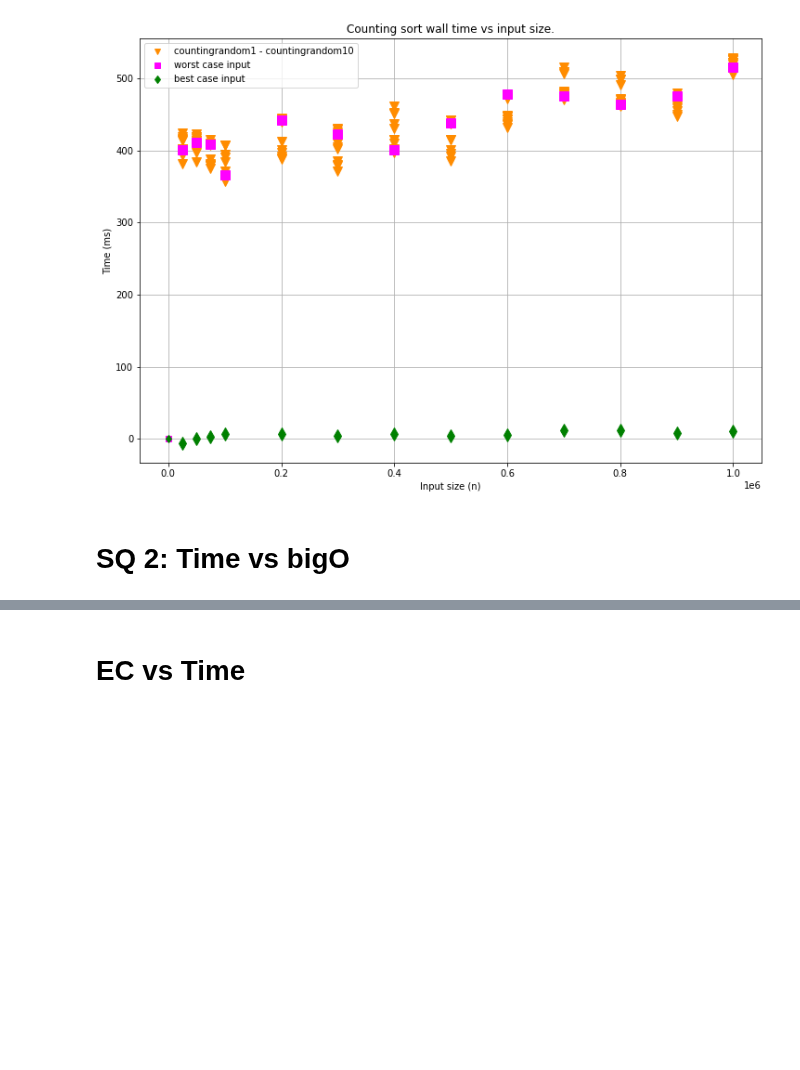
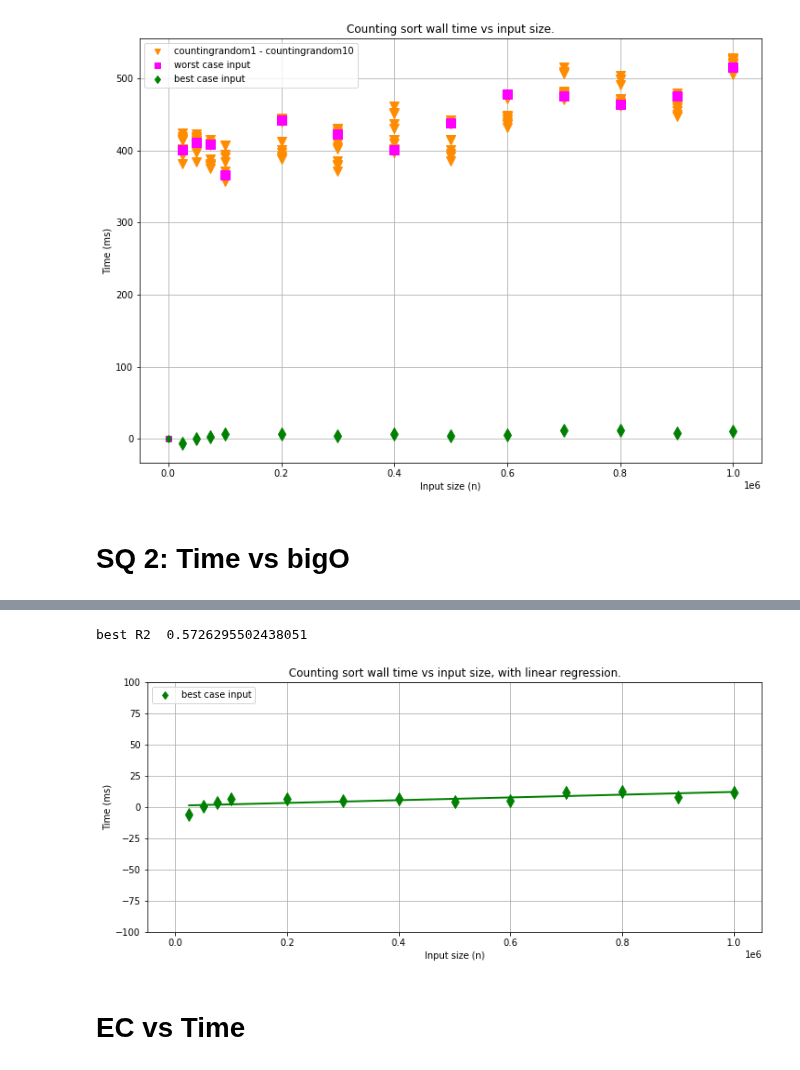
Before and after one commit to hrallil/RAPL_measurements, a Jupyter notebook: Java/FinalResults/FinalAnalysis/CountingResults.ipynb, the cells around one changed output, grey strips where cells are left out. Saved outputs shown, nothing was run; the diff lists cells and outputs as text; code cells hidden in the pictures; blank space fills up the shorter version.

```diff
--- a/Java/FinalResults/FinalAnalysis/CountingResults.ipynb
+++ b/Java/FinalResults/FinalAnalysis/CountingResults.ipynb
@@ -279,3 +297,30 @@ plt.show()
+# %%
+plt.figure(figsize=(10*1.2,5))
+color = "red"
+
+Rs = []
+
+for i in range(1,11):
+    Rs.append(polyReg(dfCountingMean16[dfCountingMean16["Input case"] == f"random{i}"]["Size"], dfCountingMean16[dfCountingMean16["Input case"] == f"random{i}"]["Time - readCSV"],1, f"random{i} case input", "darkorange",dots="v"))
+#plt.plot(0,-111110,"v", color="darkorange",label="countingrandom1 - countingrandom10")
+# for i in range(len(Rs)):
+#     print(f"random{i} R2", Rs[i][1], " \n")
+worst = polyReg(dfCountingMean16[dfCountingMean16["Input case"] == "worst"]["Size"], dfCountingMean16[dfCountingMean16["Input case"] == "worst"]["Time - readCSV"],1, "Merge time for worst case input", "fuchsia",dots="s")
+#plt.plot(0,-111110,"s", color="fuchsia",label="worst case input")
+best = polyReg(dfCountingMean16[dfCountingMean16["Input case"] == "best"]["Size"], dfCountingMean16[dfCountingMean16["Input case"] == "best"]["Time - readCSV"],1, "Merge time for best case input", "green",dots="d")
+plt.plot(0,-111110,"d", color="green",label="best case input")
+#print(f"worst R2 ", worst[1], "\n")
+print(f"best R2 ", best[1], "\n")
+plt.title("Counting sort wall time vs input size, with linear regression.")
+plt.xlabel("Input size (n)")
+plt.ylabel("Time (ms)")
+plt.ylim(-100, 100)
+plt.grid()
+plt.legend(loc="upper left")
+plt.show()
+# %% [output]
+best R2  0.5726295502438051
+[figure, added]
 # %% [markdown]
 # EC vs Time
 # %%
```
Also changed, not shown: parts of 5 cells of this notebook, 47 other files.
